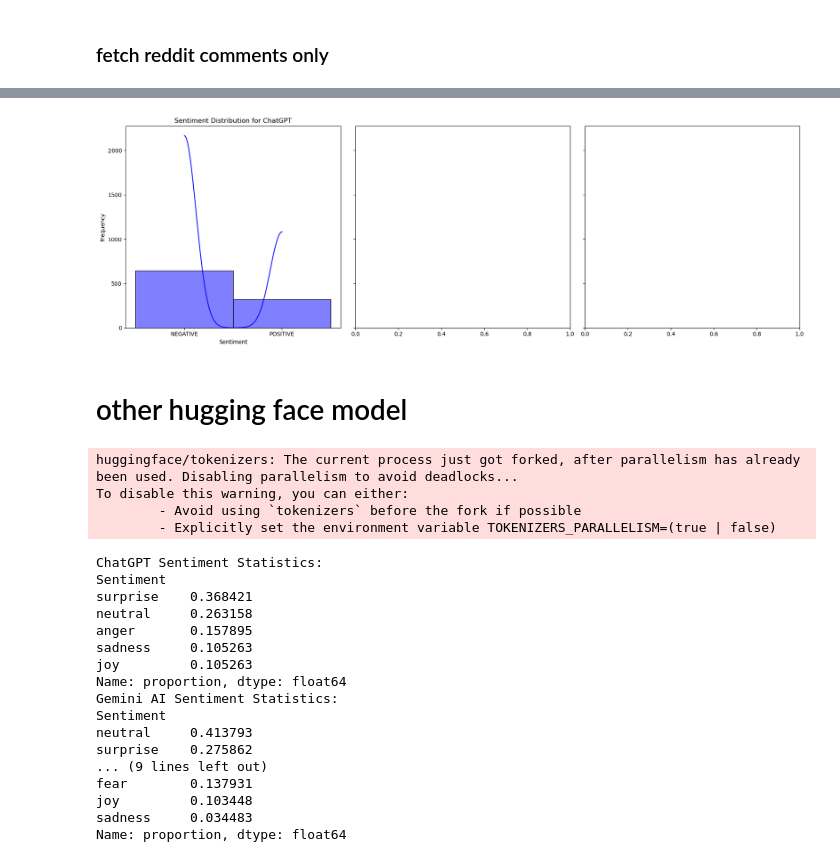
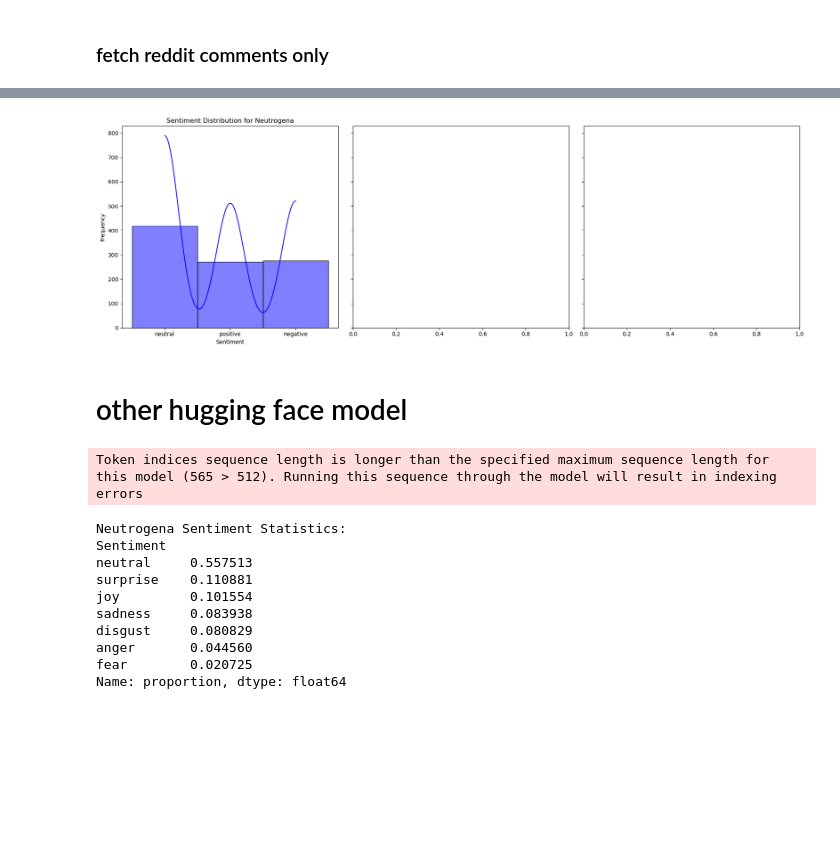
Before and after one commit to 3L1NK/Brand_Analysis_Dashboard, a Jupyter notebook: reddit_sentiment/reddit_hugging_face.ipynb, the cells around one changed output, grey strips where cells are left out. Saved outputs shown, nothing was run; the diff lists cells and outputs as text; code cells hidden in the pictures; blank space fills up the shorter version.

```diff
--- a/reddit_sentiment/reddit_hugging_face.ipynb
+++ b/reddit_sentiment/reddit_hugging_face.ipynb
@@ -175,31 +220,31 @@ df_neutrogena
 # %%
 # Plot sentiment distribution for ChatGPT
 # Create a figure with 3 subplots side by side
 fig, axes = plt.subplots(1, 3, figsize=(18, 6), sharey=True)
 
 # Plot sentiment distribution for ChatGPT
 sns.histplot(df_neutrogena['Sentiment'], kde=True, color='blue', ax=axes[0])
-axes[0].set_title('Sentiment Distribution for ChatGPT')
+axes[0].set_title('Sentiment Distribution for Neutrogena')
 axes[0].set_xlabel('Sentiment')
 axes[0].set_ylabel('Frequency')
 
 # # Plot sentiment distribution for Gemini
 # sns.histplot(df_gemini['Sentiment'], kde=True, color='red', ax=axes[1])
 # axes[1].set_title('Sentiment Distribution for Gemini')
 # axes[1].set_xlabel('Sentiment')
 # axes[1].set_ylabel('Frequency')
 
 # # Plot sentiment distribution for Copilot
 # sns.histplot(df_copilot['Sentiment'], kde=True, color='green', ax=axes[2])
 # axes[2].set_title('Sentiment Distribution for Copilot')
 # axes[2].set_xlabel('Sentiment')
 # axes[2].set_ylabel('Frequency')
 
 # Adjust layout
 plt.tight_layout()
 plt.show()
 # %% [output]
-[figure, old version]
+[figure, new version]
 # %% [markdown]
 # other hugging face model
 # %%
@@ -208,7 +253,7 @@ model_name = "j-hartmann/emotion-english-distilroberta-base"
 tokenizer = AutoTokenizer.from_pretrained(model_name)
 sentiment_pipeline = pipeline("sentiment-analysis", model=model_name)
 
-def truncate_text(text, max_tokens=512):
+def truncate_text(text, max_tokens=510):
     tokens = tokenizer.tokenize(text)
     if len(tokens) > max_tokens:
         tokens = tokens[:max_tokens]
@@ -220,39 +265,33 @@ def get_sentiment_score(text):
     return result['label'], result['score']
 
 # Apply sentiment analysis
-df_chatgpt['Sentiment'], df_chatgpt['Sentiment_Score'] = zip(*df_chatgpt['Body'].apply(get_sentiment_score))
-df_gemini['Sentiment'], df_gemini['Sentiment_Score'] = zip(*df_gemini['Body'].apply(get_sentiment_score))
-df_copilot['Sentiment'], df_copilot['Sentiment_Score'] = zip(*df_copilot['Body'].apply(get_sentiment_score))
+df_neutrogena['Sentiment'], df_neutrogena['Sentiment_Score'] = zip(*df_neutrogena['Comment'].apply(get_sentiment_score))
+# df_chatgpt['Sentiment'], df_chatgpt['Sentiment_Score'] = zip(*df_chatgpt['Body'].apply(get_sentiment_score))
+# df_gemini['Sentiment'], df_gemini['Sentiment_Score'] = zip(*df_gemini['Body'].apply(get_sentiment_score))
+# df_copilot['Sentiment'], df_copilot['Sentiment_Score'] = zip(*df_copilot['Body'].apply(get_sentiment_score))
 # %% [output]
-huggingface/tokenizers: The current process just got forked, after parallelism has already been used. Disabling parallelism to avoid deadlocks...
-To disable this warning, you can either:
-        - Avoid using `tokenizers` before the fork if possible
-        - Explicitly set the environment variable TOKENIZERS_PARALLELISM=(true | false)
+Token indices sequence length is longer than the specified maximum sequence length for this model (565 > 512). Running this sequence through the model will result in indexing errors
 # %%
 # Display sentiment statistics
-print("ChatGPT Sentiment Statistics:")
-print(df_chatgpt['Sentiment'].value_counts(normalize=True))
+print("Neutrogena Sentiment Statistics:")
+print(df_neutrogena['Sentiment'].value_counts(normalize=True))
+# # Display sentiment statistics
+# print("ChatGPT Sentiment Statistics:")
+# print(df_chatgpt['Sentiment'].value_counts(normalize=True))
 
-print("Gemini AI Sentiment Statistics:")
-print(df_gemini['Sentiment'].value_counts(normalize=True))
+# print("Gemini AI Sentiment Statistics:")
+# print(df_gemini['Sentiment'].value_counts(normalize=True))
 
-print("Copilot AI Sentiment Statistics:")
-print(df_copilot['Sentiment'].value_counts(normalize=True))
+# print("Copilot AI Sentiment Statistics:")
+# print(df_copilot['Sentiment'].value_counts(normalize=True))
 # %% [output]
-ChatGPT Sentiment Statistics:
+Neutrogena Sentiment Statistics:
 Sentiment
-surprise    0.368421
-neutral     0.263158
-anger       0.157895
-sadness     0.105263
-joy         0.105263
+neutral     0.557513
+surprise    0.110881
+joy         0.101554
+sadness     0.083938
+disgust     0.080829
+anger       0.044560
+fear        0.020725
 Name: proportion, dtype: float64
-Gemini AI Sentiment Statistics:
-Sentiment
-neutral     0.413793
-surprise    0.275862
-... (9 lines left out)
-fear        0.137931
-joy         0.103448
-sadness     0.034483
-Name: proportion, dtype: float64
```
Also changed, not shown: parts of 10 cells of this notebook, 4 other files.
